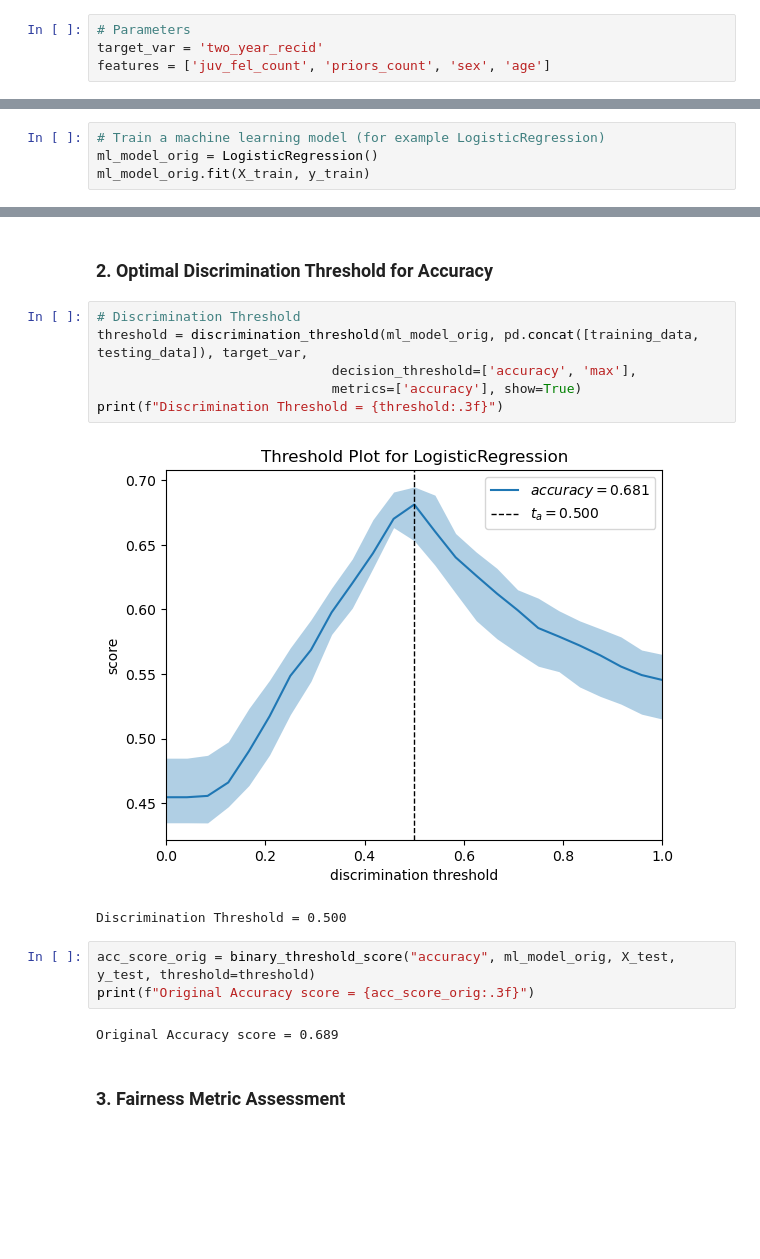
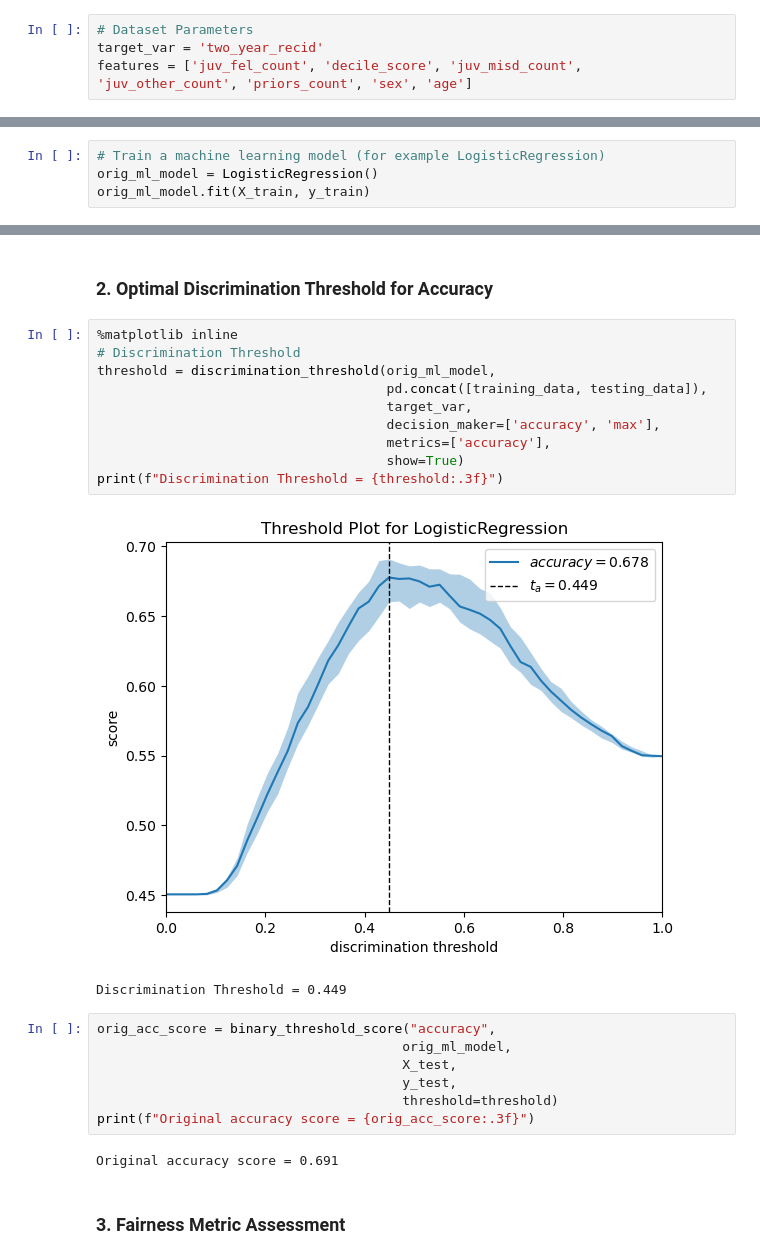
Before and after one commit to EqualityAI/EqualityML, a Jupyter notebook: notebooks/threshold-accuracy.ipynb, the cells around one changed output, grey strips where cells are left out. Drawn from its saved outputs; the diff is of its cells as text; blank space fills up the shorter version.

```diff
--- a/notebooks/threshold-accuracy.ipynb
+++ b/notebooks/threshold-accuracy.ipynb
@@ -12,9 +11,9 @@ import warnings
 # %% [markdown]
 ### 1. Train a Machine Learning Model
 # %%
-# Parameters
+# Dataset Parameters
 target_var = 'two_year_recid'
-features = ['juv_fel_count', 'priors_count', 'sex', 'age']
+features = ['juv_fel_count', 'decile_score', 'juv_misd_count', 'juv_other_count', 'priors_count', 'sex', 'age']
 # %%
 data = pd.read_csv('../data/compas-scores-two-years.csv')
 # %%
@@ -57,8 +57,8 @@ processed_data.head()
 X_train, X_test, y_train, y_test = train_test_split(processed_data, y, test_size=0.33, random_state=42)
 # %%
 # Train a machine learning model (for example LogisticRegression)
-ml_model_orig = LogisticRegression()
-ml_model_orig.fit(X_train, y_train)
+orig_ml_model = LogisticRegression()
+orig_ml_model.fit(X_train, y_train)
 # %% [output]
 LogisticRegression()
 # %%
@@ -67,19 +67,27 @@ training_data = pd.concat([X_train, y_train], axis=1)
 # %% [markdown]
 ### 2. Optimal Discrimination Threshold for Accuracy
 # %%
+%matplotlib inline
 # Discrimination Threshold
-threshold = discrimination_threshold(ml_model_orig, pd.concat([training_data, testing_data]), target_var,
-                              decision_threshold=['accuracy', 'max'],
-                              metrics=['accuracy'], show=True)
+threshold = discrimination_threshold(orig_ml_model,
+                                     pd.concat([training_data, testing_data]),
+                                     target_var,
+                                     decision_maker=['accuracy', 'max'],
+                                     metrics=['accuracy'],
+                                     show=True)
 print(f"Discrimination Threshold = {threshold:.3f}")
 # %% [output]
-[figure, old version]
+[figure, new version]
-Discrimination Threshold = 0.500
+Discrimination Threshold = 0.449
 # %%
-acc_score_orig = binary_threshold_score("accuracy", ml_model_orig, X_test, y_test, threshold=threshold)
-print(f"Original Accuracy score = {acc_score_orig:.3f}")
+orig_acc_score = binary_threshold_score("accuracy",
+                                       orig_ml_model,
+                                       X_test,
+                                       y_test,
+                                       threshold=threshold)
+print(f"Original accuracy score = {orig_acc_score:.3f}")
 # %% [output]
-Original Accuracy score = 0.689
+Original accuracy score = 0.691
 # %% [markdown]
 ### 3. Fairness Metric Assessment
 # %%
```
Also changed, not shown: parts of 15 cells of this notebook, 5 other files.
